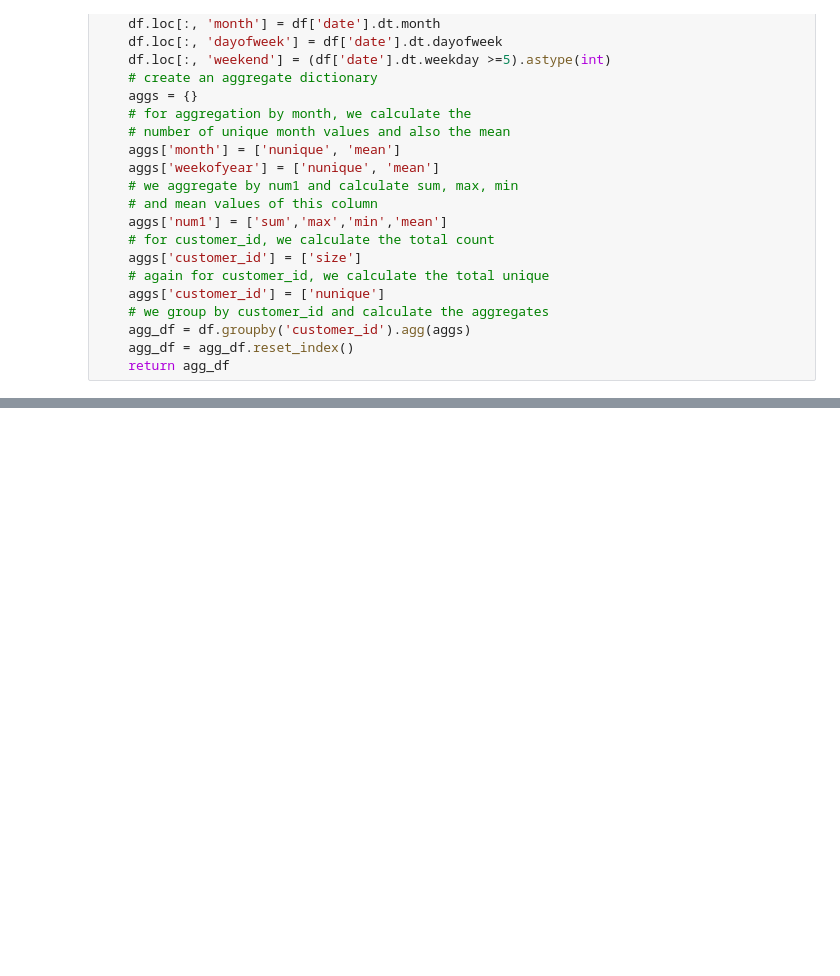
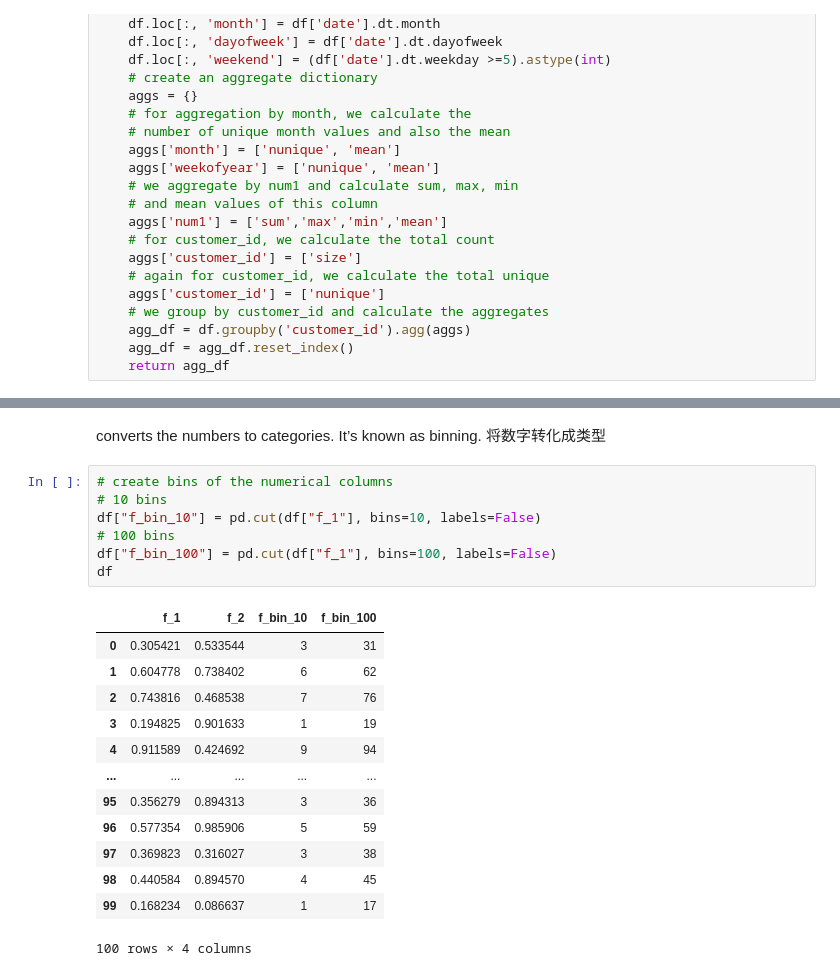
Before and after one commit to gavinloverqq/Exercise, a Jupyter notebook: AAAMLP/c2.ipynb, the cells around one changed output, grey strips where cells are left out. Drawn from its saved outputs; the diff is of its cells as text; blank space fills up the shorter version.

```diff
--- a/AAAMLP/c2.ipynb
+++ b/AAAMLP/c2.ipynb
@@ -1439,0 +1541,24 @@ def generate_features(df):
+# %% [markdown]
+converts the numbers to categories. It’s known as binning.
+将数字转化成类型
+# %%
+# create bins of the numerical columns
+# 10 bins
+df["f_bin_10"] = pd.cut(df["f_1"], bins=10, labels=False)
+# 100 bins
+df["f_bin_100"] = pd.cut(df["f_1"], bins=100, labels=False)
+df
+# %% [output]
+|  | f_1 | f_2 | f_bin_10 | f_bin_100 |
+| 0 | 0.305421 | 0.533544 | 3 | 31 |
+| 1 | 0.604778 | 0.738402 | 6 | 62 |
+| 2 | 0.743816 | 0.468538 | 7 | 76 |
+| 3 | 0.194825 | 0.901633 | 1 | 19 |
+| 4 | 0.911589 | 0.424692 | 9 | 94 |
+| ... | ... | ... | ... | ... |
+| 95 | 0.356279 | 0.894313 | 3 | 36 |
+| 96 | 0.577354 | 0.985906 | 5 | 59 |
+| 97 | 0.369823 | 0.316027 | 3 | 38 |
+| 98 | 0.440584 | 0.894570 | 4 | 45 |
+| 99 | 0.168234 | 0.086637 | 1 | 17 |
+100 rows × 4 columns
```
Also changed, not shown: parts of 8 cells of this notebook.
